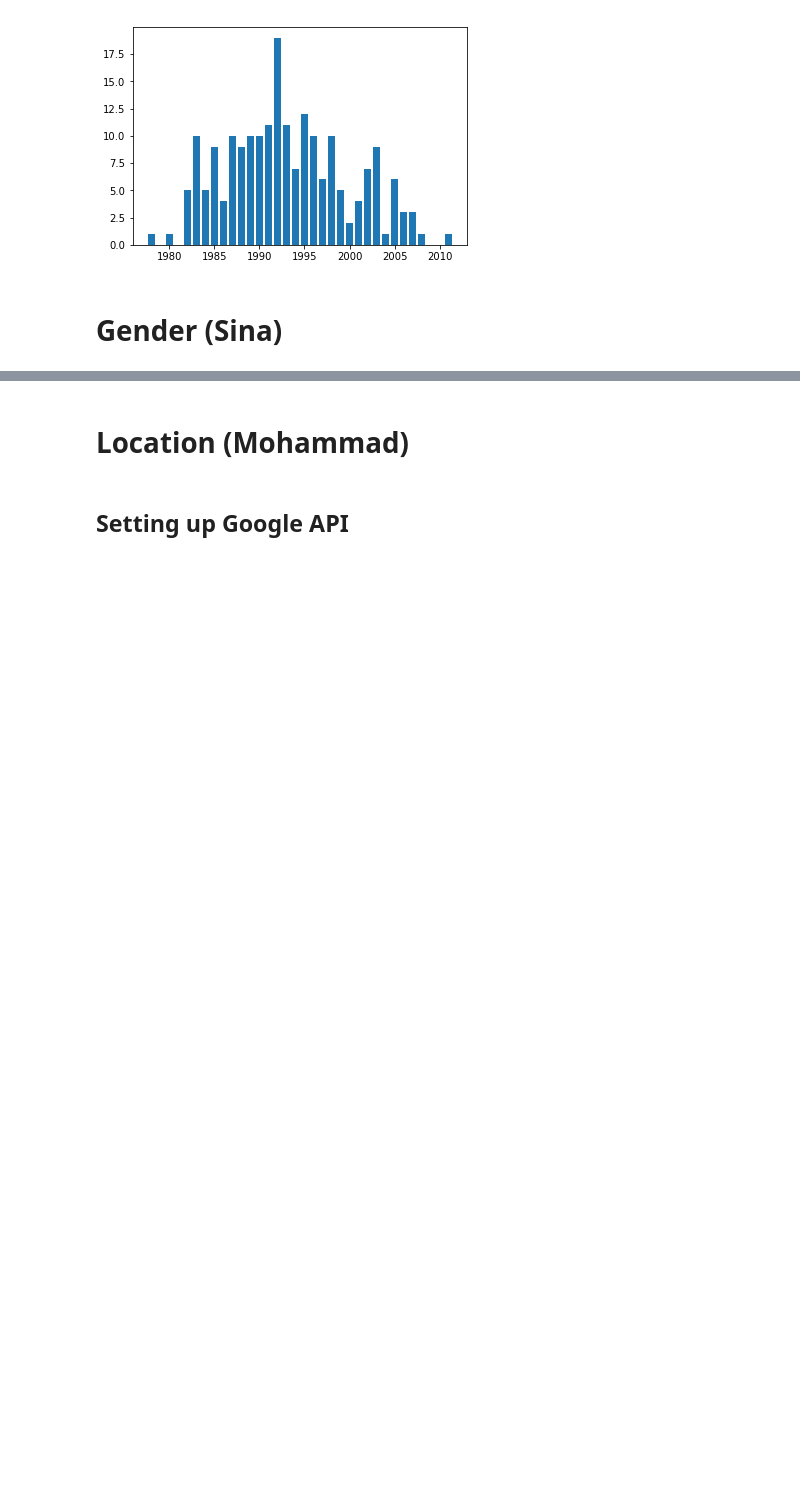
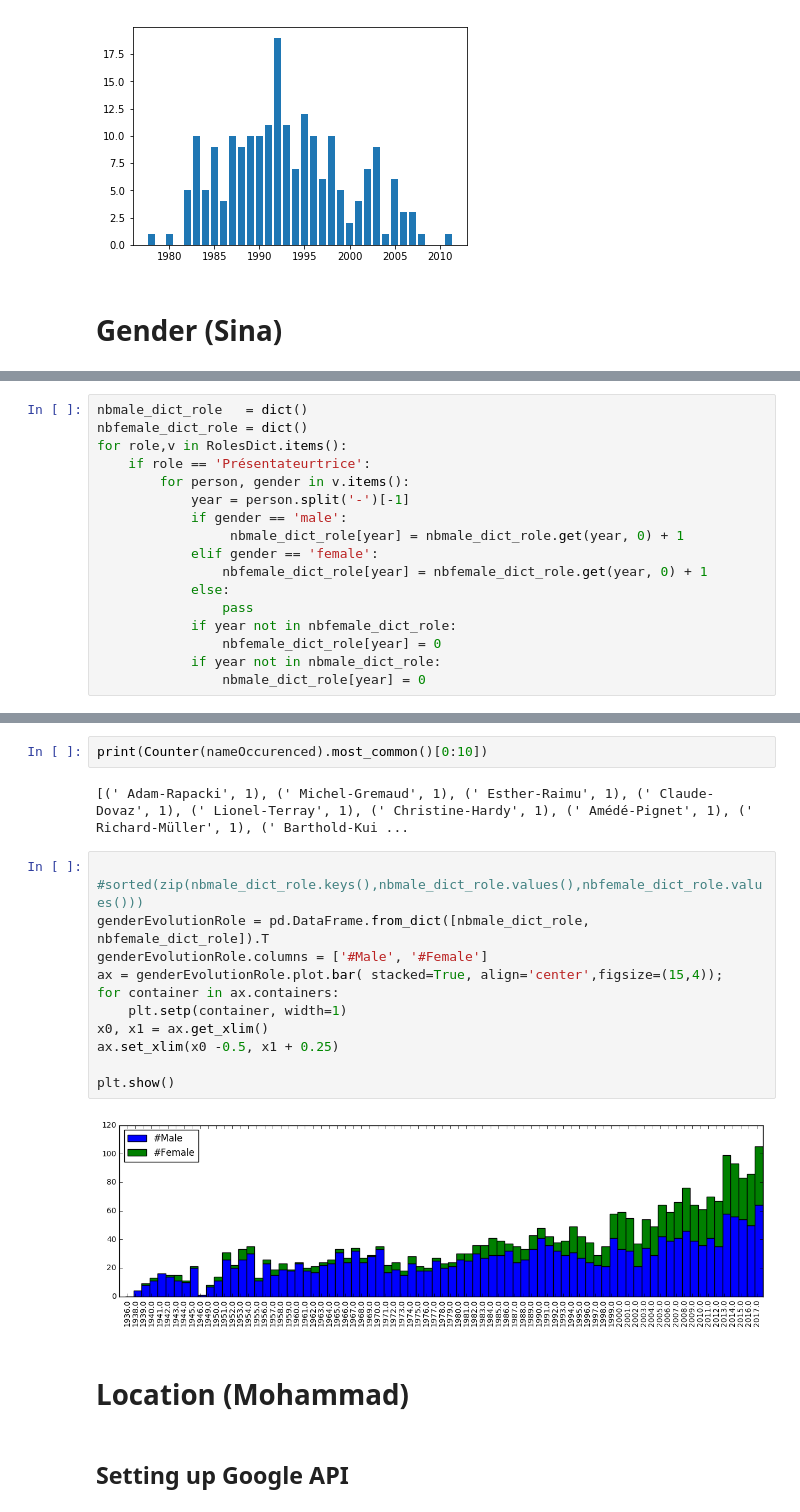
Before and after one commit to m-yaghini/ada17, a Jupyter notebook: project-master/code/MainExploratoryAnalysis.ipynb, the cells around one changed output, grey strips where cells are left out. Cells and saved outputs as stored; diff of their text form; blank space fills up the shorter version.

```diff
--- a/project-master/code/MainExploratoryAnalysis.ipynb
+++ b/project-master/code/MainExploratoryAnalysis.ipynb
@@ -131,0 +358,17 @@ plot_program_lifespan('TJ midi', df_without_date_outliers)
+# %%
+nbmale_dict_role   = dict()
+nbfemale_dict_role = dict()
+for role,v in RolesDict.items():
+    if role == 'Présentateurtrice':
+        for person, gender in v.items():
+            year = person.split('-')[-1]
+            if gender == 'male':
+                 nbmale_dict_role[year] = nbmale_dict_role.get(year, 0) + 1
+            elif gender == 'female':
+                nbfemale_dict_role[year] = nbfemale_dict_role.get(year, 0) + 1
+            else:
+                pass
+            if year not in nbfemale_dict_role:
+                nbfemale_dict_role[year] = 0
+            if year not in nbmale_dict_role:
+                nbmale_dict_role[year] = 0
@@ -132,3 +384,21 @@ plot_program_lifespan('TJ midi', df_without_date_outliers)
+# %%
+print(Counter(nameOccurenced).most_common()[0:10])
+# %% [output]
+[(' Adam-Rapacki', 1), (' Michel-Gremaud', 1), (' Esther-Raimu', 1), (' Claude-Dovaz', 1), (' Lionel-Terray', 1), (' Christine-Hardy', 1), (' Amédé-Pignet', 1), (' Richard-Müller', 1), (' Barthold-Kui ...
+# %%
+
+#sorted(zip(nbmale_dict_role.keys(),nbmale_dict_role.values(),nbfemale_dict_role.values()))
+genderEvolutionRole = pd.DataFrame.from_dict([nbmale_dict_role, nbfemale_dict_role]).T
+genderEvolutionRole.columns = ['#Male', '#Female']
+ax = genderEvolutionRole.plot.bar( stacked=True, align='center',figsize=(15,4));
+for container in ax.containers:
+    plt.setp(container, width=1)
+x0, x1 = ax.get_xlim()
+ax.set_xlim(x0 -0.5, x1 + 0.25)
+
+plt.show()
+# %% [output]
+[figure, added]
 # %% [markdown]
 # Location (Mohammad)
 # %% [markdown]
```
Also changed, not shown: parts of 22 cells of this notebook, 2 other files.
